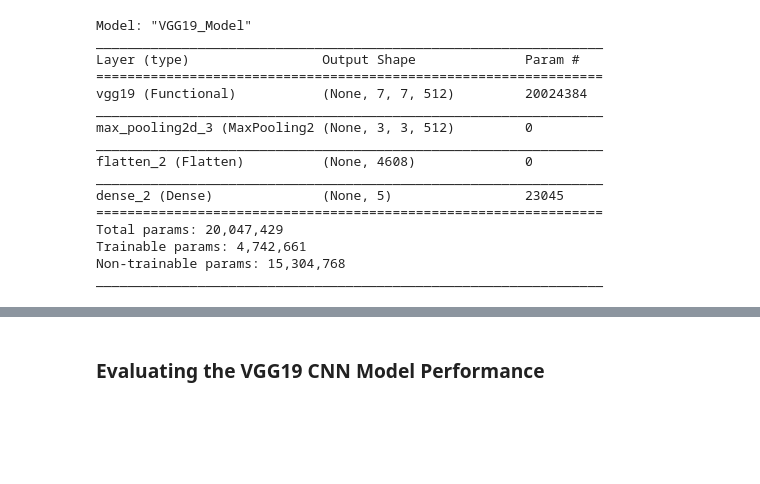
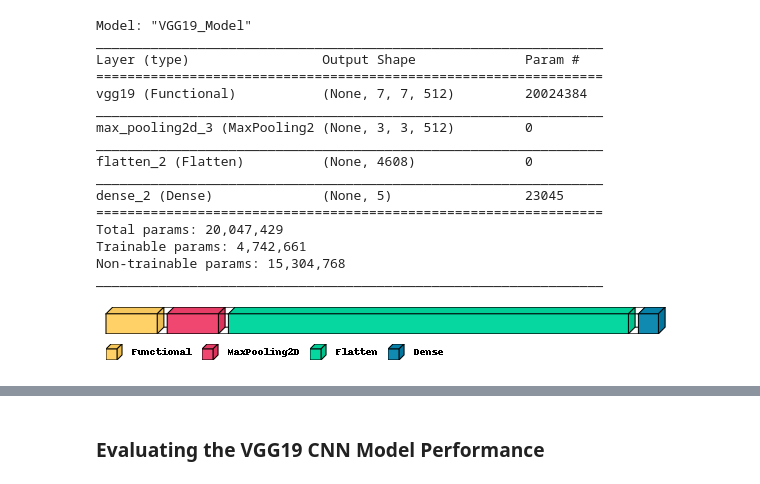
Before and after one commit to macc-uece/mineracao-massiva-dados, a Jupyter notebook: 13-ReconhecimentoFlores_Tensorflow.ipynb, the cells around one changed output, grey strips where cells are left out. Cells and saved outputs as stored; diff of their text form; code cells hidden in the pictures; blank space fills up the shorter version.

```diff
--- a/13-ReconhecimentoFlores_Tensorflow.ipynb
+++ b/13-ReconhecimentoFlores_Tensorflow.ipynb
@@ -383,6 +392,10 @@ Total params: 20,047,429
 Trainable params: 4,742,661
 Non-trainable params: 15,304,768
 _________________________________________________________________
+# %%
+visualkeras.layered_view(model, scale_xy=1, legend=True)
+# %% [output]
+[figure, added]
 # %%
 history = model.fit(train_ds, validation_data=val_ds, validation_steps=STEP_SIZE_VALID,
                     batch_size=BATCH_SIZE, epochs=EPOCHS, steps_per_epoch=STEP_SIZE_TRAIN)
```
Also changed, not shown: parts of 27 cells of this notebook.
